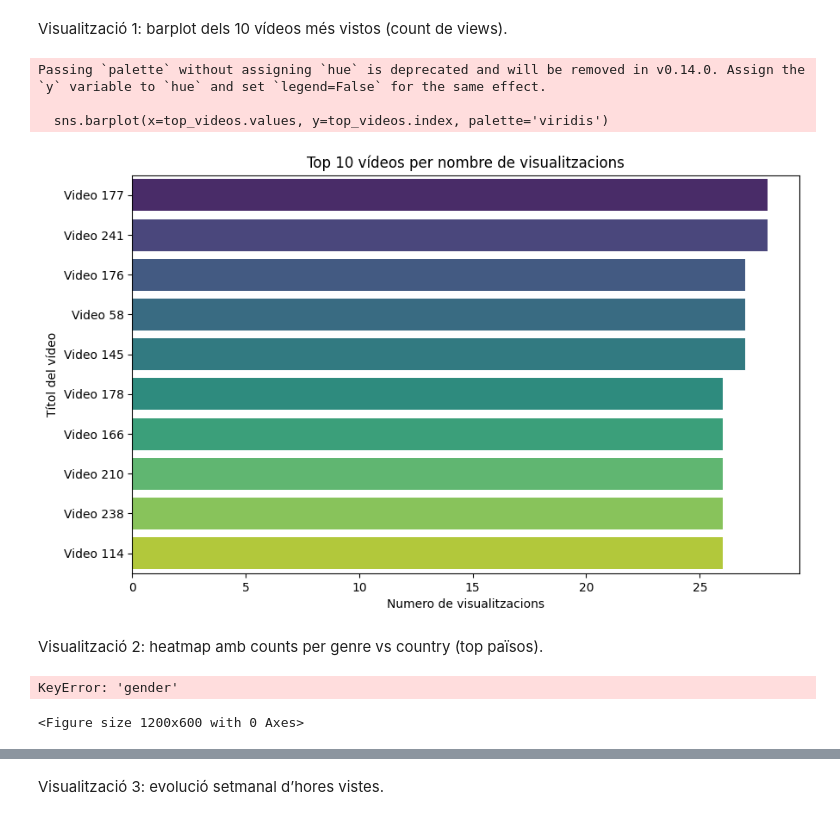
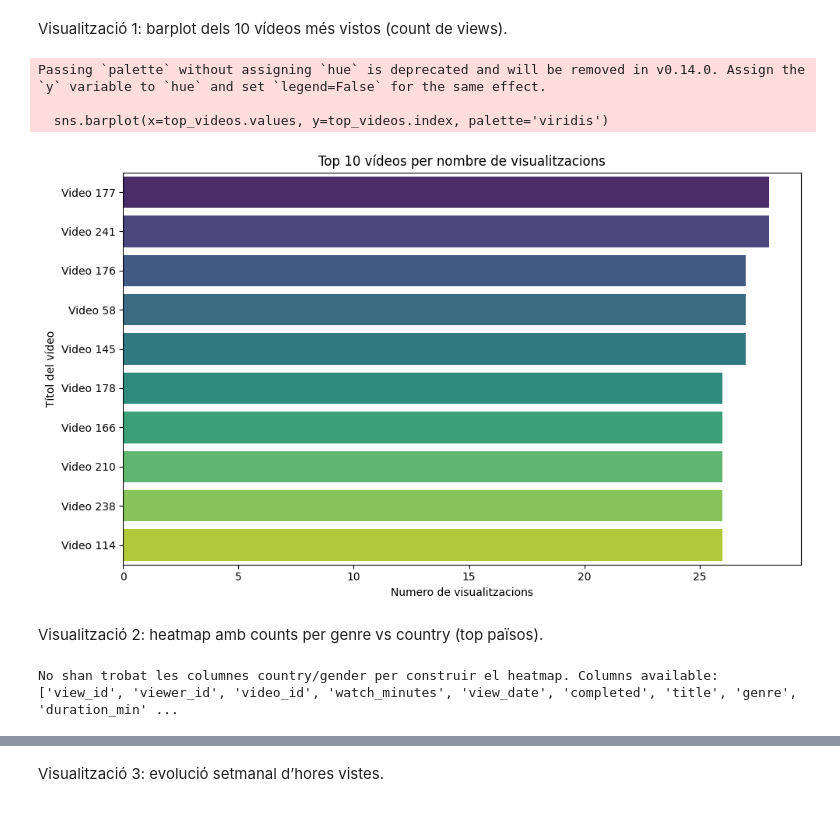
Before and after one commit to h3rm3x/DAM, a Jupyter notebook: Segundo/ERD/Ejercicios_UD2/Exercici 2.9/Exercici 2.9. Visualització de dades.ipynb, the cells around one changed output, grey strips where cells are left out. Saved outputs shown, nothing was run; the diff lists cells and outputs as text; code cells hidden in the pictures.

```diff
--- a/Segundo/ERD/Ejercicios_UD2/Exercici 2.9/Exercici 2.9. Visualització de dades.ipynb
+++ b/Segundo/ERD/Ejercicios_UD2/Exercici 2.9/Exercici 2.9. Visualització de dades.ipynb
@@ -119,6 +119,2 @@ memory usage: 859.5+ KB
 # %% [markdown]
 Calcular pct_watched = watch_minutes / duration_min * 100 (clip a 100).
-# %%
-views_df['pct_watched'] = (views_df['watch_minutes'] / views_df['duration_min_x'].replace(0, pd.NA)) * 100
-views_df['pct_watched'] = views_df['pct_watched'].clip(upper=100).fillna(0)
-views_df.head()
@@ -132,0 +121,10 @@ views_df.head()
+# %%
+# Calcular pct_watched de manera robusta (buscar posibles sufijos tras merges)
+duration_col = next((c for c in ['duration_min', 'duration_min_x', 'duration_min_y'] if c in views_df.columns), None)
+if duration_col is None:
+    print('No sha trobat cap columna duration_min — pct_watched sestableix a 0')
+    views_df['pct_watched'] = 0
+else:
+    views_df['pct_watched'] = (views_df['watch_minutes'] / views_df[duration_col].replace(0, pd.NA)) * 100
+    views_df['pct_watched'] = views_df['pct_watched'].clip(upper=100).fillna(0)
+views_df.head()
@@ -133,36 +138,41 @@ views_df.head()
 # %% [markdown]
 Visualització 1: barplot dels 10 vídeos més vistos (count de views).
 # %%
-# barplot de los 10 videos mas vistos
-# seleccionar la columna 'title' correcta (después del merge puede ser 'title_x' o 'title_y')
-if 'title' in views_df.columns:
-	title_col = 'title'
-
-
-
+# Barplot dels 10 vídeos més vistos (count de views) — detectar la columna title després de merges
+title_col = next((c for c in ['title', 'title_x', 'title_y'] if c in views_df.columns), None)
+if title_col is None:
+    raise KeyError(f"No s'ha trobat una columna 'title' a views_df. Columnes disponibles: {list(views_df.columns)}")
 top_videos = views_df[title_col].value_counts().nlargest(10)
 plt.figure(figsize=(10,6))
 sns.barplot(x=top_videos.values, y=top_videos.index, palette='viridis')
 plt.xlabel('Numero de visualitzacions')
 plt.ylabel('Títol del vídeo')
 plt.title('Top 10 vídeos per nombre de visualitzacions')
+plt.tight_layout()
 plt.show()
 # %% [output]
 Passing `palette` without assigning `hue` is deprecated and will be removed in v0.14.0. Assign the `y` variable to `hue` and set `legend=False` for the same effect.
 
   sns.barplot(x=top_videos.values, y=top_videos.index, palette='viridis')
-[figure, old version]
+[figure, new version]
 # %% [markdown]
 Visualització 2: heatmap amb counts per genre vs country (top països).
 # %%
-# heatmap amb counts per país i gènere
-plt.figure(figsize=(12,6))
-heatmap_data = views_df.pivot_table(index='gender_x', columns='country_x', values='view_id', aggfunc='count', fill_value=0)
-sns.heatmap(heatmap_data, cmap='YlGnBu', annot=True, fmt='d')
-plt.xlabel('País')
-plt.ylabel('Gènere')
-plt.title('Mapa de calor de visualitzacions per país i gènere')
-plt.show()
+# Heatmap de visualitzacions per país i gènere — detectar noms de columnes després de merges
+country_col = next((c for c in ['country', 'country_x', 'country_y'] if c in views_df.columns), None)
+gender_col = next((c for c in ['gender', 'gender_x', 'gender_y'] if c in views_df.columns), None)
+if country_col is None or gender_col is None:
+    print('No shan trobat les columnes country/gender per construir el heatmap. Columns available:', list(views_df.columns))
+else:
+    plt.figure(figsize=(12,6))
+    # Opcional: limitar a top països per nombre de visualitzacions per llegibilitat
+    top_countries = views_df[country_col].value_counts().nlargest(8).index.tolist()
+    heatmap_df = views_df[views_df[country_col].isin(top_countries)].pivot_table(index=gender_col, columns=country_col, values='view_id', aggfunc='count', fill_value=0)
+    sns.heatmap(heatmap_df, cmap='YlGnBu', annot=True, fmt='d')
+    plt.xlabel('País')
+    plt.ylabel('Gènere')
+    plt.title('Mapa de calor de visualitzacions per país i gènere (top països)')
+    plt.tight_layout()
+    plt.show()
 # %% [output]
-KeyError: 'gender'
+No shan trobat les columnes country/gender per construir el heatmap. Columns available: ['view_id', 'viewer_id', 'video_id', 'watch_minutes', 'view_date', 'completed', 'title', 'genre', 'duration_min' ...
-<Figure size 1200x600 with 0 Axes>
```
Also changed, not shown: parts of 11 cells of this notebook.
